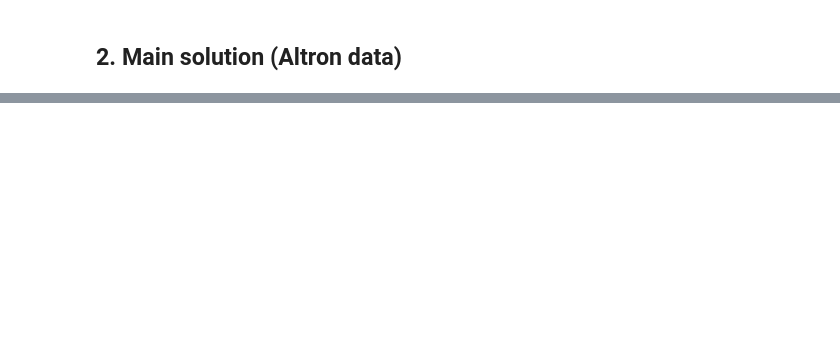
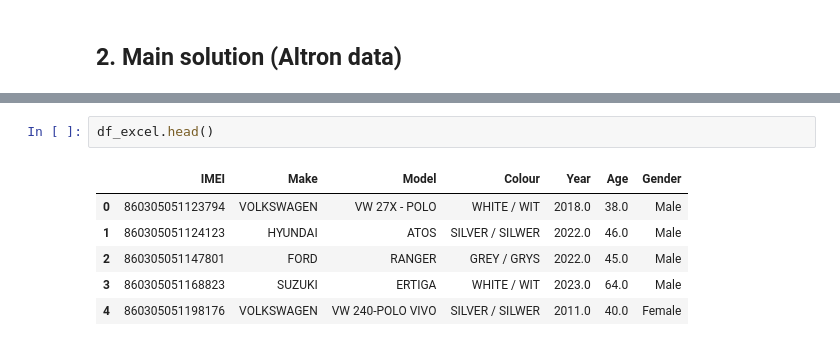
Before and after one commit to Shar-06/ChallengeTwo, a Jupyter notebook: Files/Notebook/DriverSafety.ipynb, the cells around one changed output, grey strips where cells are left out. Cells and saved outputs as stored; diff of their text form; blank space fills up the shorter version.

```diff
--- a/Files/Notebook/DriverSafety.ipynb
+++ b/Files/Notebook/DriverSafety.ipynb
@@ -58,0 +109,9 @@ persons.head()
+# %%
+df_excel.head()
+# %% [output]
+|  | IMEI | Make | Model | Colour | Year | Age | Gender |
+| 0 | 860305051123794 | VOLKSWAGEN | VW 27X - POLO | WHITE / WIT | 2018.0 | 38.0 | Male |
+| 1 | 860305051124123 | HYUNDAI | ATOS | SILVER / SILWER | 2022.0 | 46.0 | Male |
+| 2 | 860305051147801 | FORD | RANGER | GREY / GRYS | 2022.0 | 45.0 | Male |
+| 3 | 860305051168823 | SUZUKI | ERTIGA | WHITE / WIT | 2023.0 | 64.0 | Male |
+| 4 | 860305051198176 | VOLKSWAGEN | VW 240-POLO VIVO | SILVER / SILWER | 2011.0 | 40.0 | Female |
```
Also changed, not shown: parts of 7 cells of this notebook.
